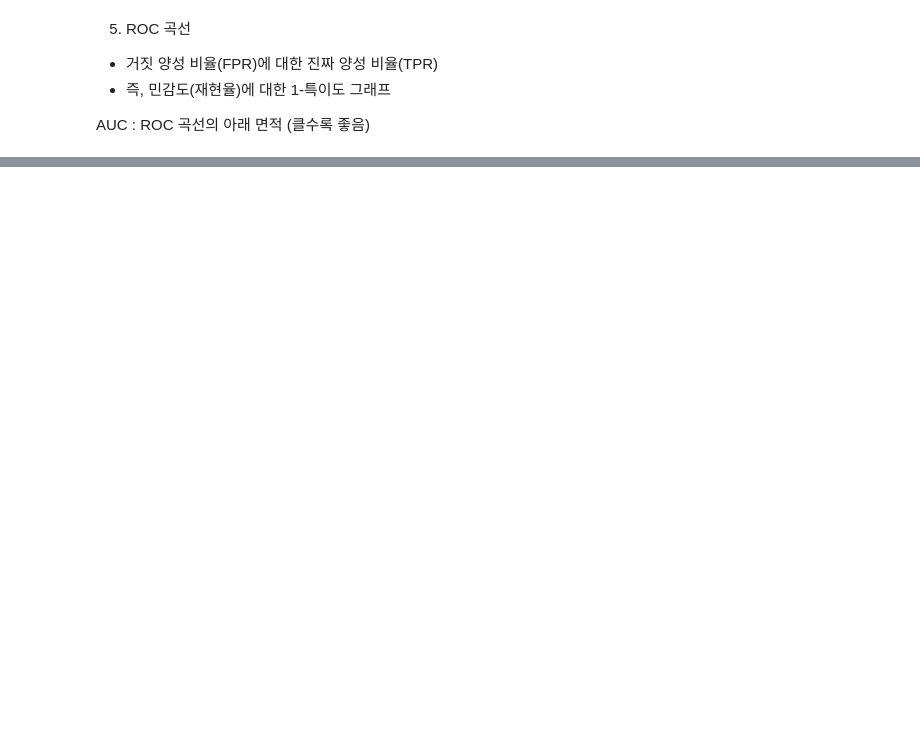
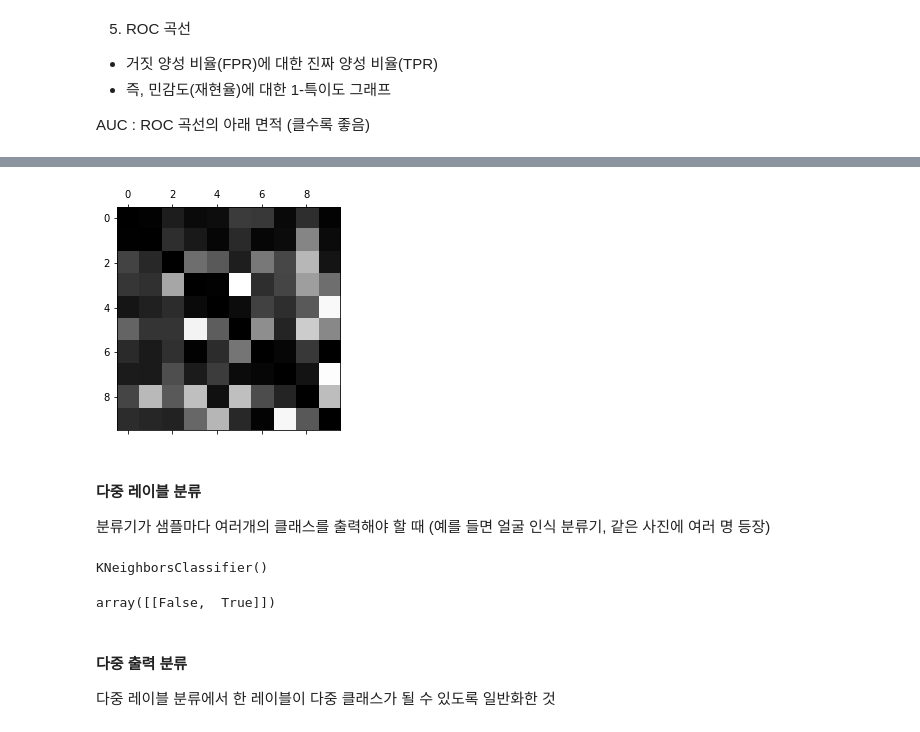
Before and after one commit to remonie7/Machine_Learning_study, a Jupyter notebook: 핸즈온 머신러닝 실습/ch3. 분류.ipynb, the cells around one changed output, grey strips where cells are left out. Saved outputs shown, nothing was run; the diff lists cells and outputs as text; code cells hidden in the pictures; blank space fills up the shorter version.

```diff
--- a/핸즈온 머신러닝 실습/ch3. 분류.ipynb
+++ b/핸즈온 머신러닝 실습/ch3. 분류.ipynb
@@ -197,0 +285,28 @@ roc_auc_score(y_train_3, y_scores_forest)
+# %%
+# 오차 행렬의 각 값을 대응되는 클래스의 이미지 개수로 나누어 에러 비율 비교
+row_sums = conf_mx.sum(axis=1, keepdims=True)
+norm_conf_mx = conf_mx / row_sums
+
+np.fill_diagonal(norm_conf_mx, 0) # 주대각선만 0으로 채우기
+plt.matshow(norm_conf_mx, cmap=plt.cm.gray)
+plt.show()
+# %% [output]
+[figure, added]
+# %% [markdown]
+#### 다중 레이블 분류
+분류기가 샘플마다 여러개의 클래스를 출력해야 할 때 (예를 들면 얼굴 인식 분류기, 같은 사진에 여러 명 등장)
+# %%
+from sklearn.neighbors import KNeighborsClassifier
+
+y_train_large = (y_train >=7)
+y_train_odd = (y_train % 2 ==1)
+y_multilabel = np.c_[y_train_large, y_train_odd] #np.c_ : 두 개의 1차원 배열을 칼럼으로 세로로 붙여서 2차원 배열 만들기
+
+knn_clf = KNeighborsClassifier()
+knn_clf.fit(X_train, y_multilabel)
+# %% [output]
+KNeighborsClassifier()
+# %%
+knn_clf.predict([some_digit])
+# %% [output]
+array([[False,  True]])
@@ -197,0 +318,3 @@ roc_auc_score(y_train_3, y_scores_forest)
+# %% [markdown]
+#### 다중 출력 분류
+다중 레이블 분류에서 한 레이블이 다중 클래스가 될 수 있도록 일반화한 것
```
Also changed, not shown: parts of 22 cells of this notebook, 2 other files.
